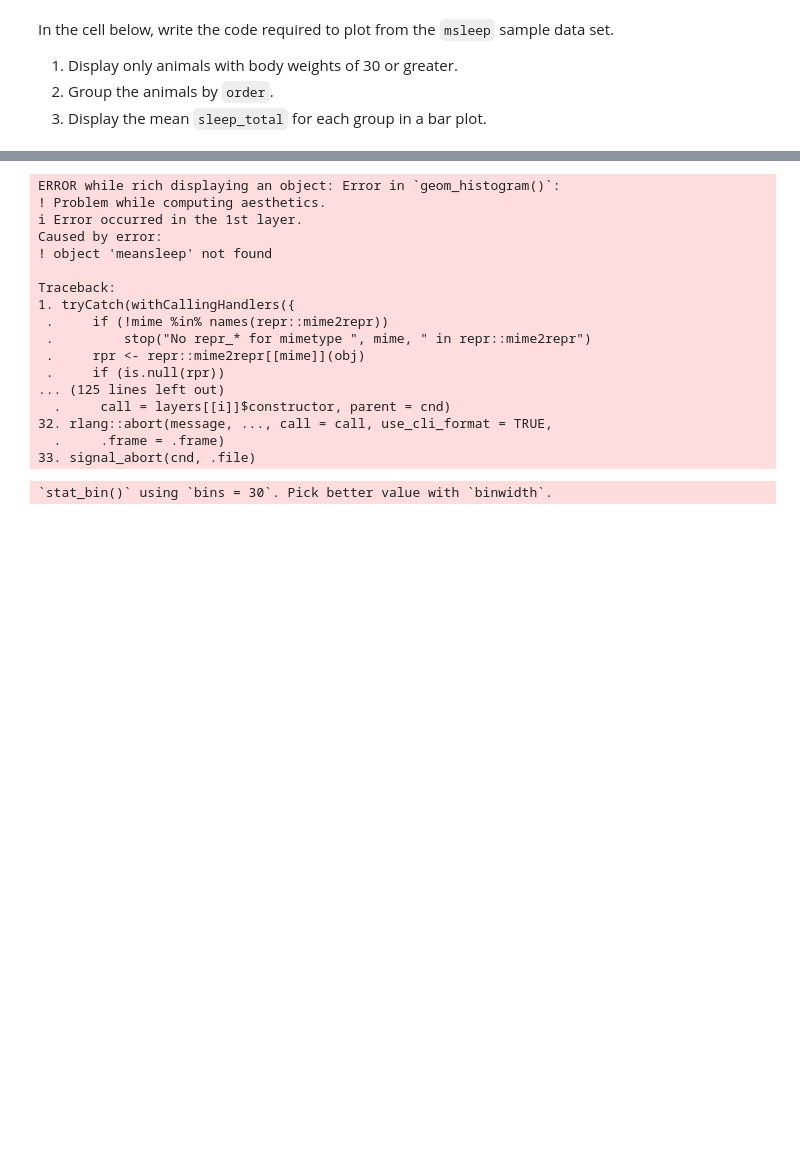
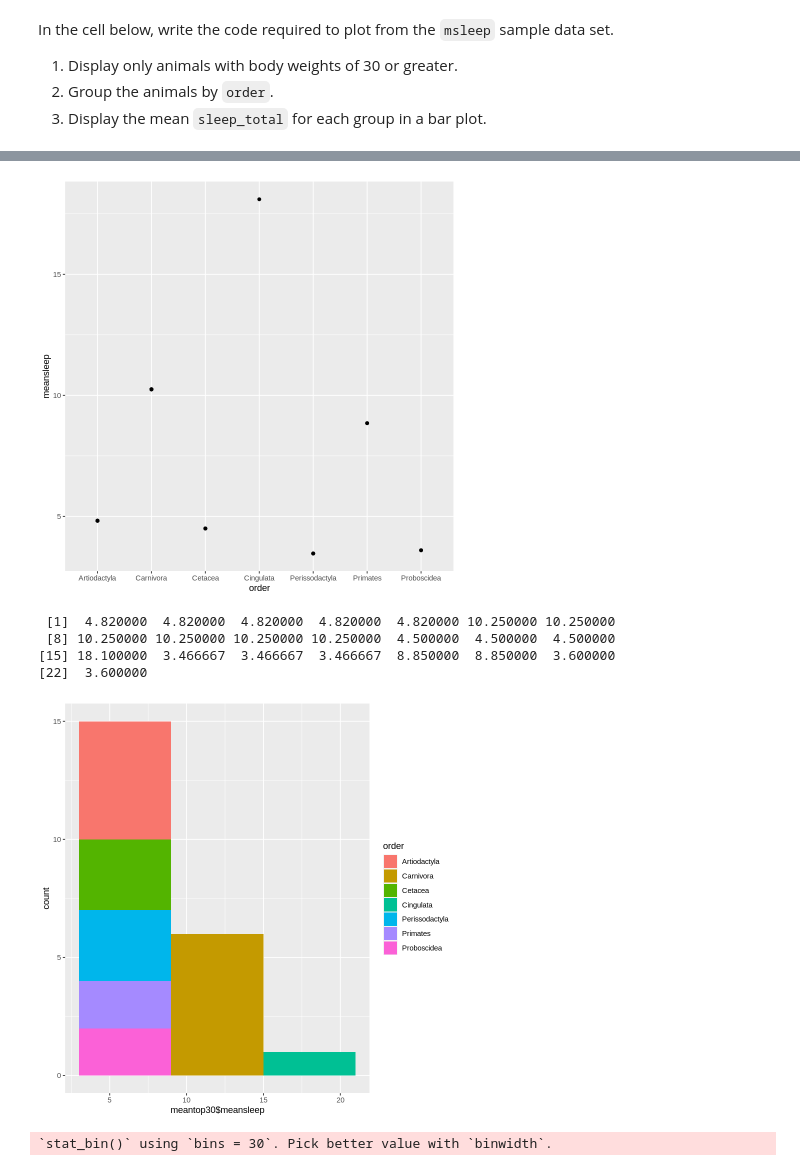
Before and after one commit to simoneminorr/ds1002-uqa9qp, a Jupyter notebook: homework/week-15.ipynb, the cells around one changed output, grey strips where cells are left out. Cells and saved outputs as stored; diff of their text form; code cells hidden in the pictures; blank space fills up the shorter version.

```diff
--- a/homework/week-15.ipynb
+++ b/homework/week-15.ipynb
@@ -168,3 +192,12 @@ A tibble: 22 × 11
 | Chimpanzee | Pan | omni | Primates | NA | 9.7 | 1.4 | 1.4166667 | 14.30 | 0.440 | ... |
 | Asian elephant | Elephas | herbi | Proboscidea | en | 3.9 | NA | NA | 20.10 | 4.603 | ... |
 | African elephant | Loxodonta | herbi | Proboscidea | vu | 3.3 | NA | NA | 20.70 | 5.712 | ... |
+# %%
+#WRONG OLD CODE
+meantop30 <- top30ordered %>%
+  group_by(order) %>%
+  mutate(meansleep = mean(sleep_total)) %>%
+  data.frame()
+
+quickplot(data=meantop30, order, meansleep)
+# %% [output]
@@ -171,27 +206,20 @@ A tibble: 22 × 11
+[figure, added]
+# %%
+#checking to make sure I made the means column
+meantop30$meansleep
+# %% [output]
+ [1]  4.820000  4.820000  4.820000  4.820000  4.820000 10.250000 10.250000
+ [8] 10.250000 10.250000 10.250000 10.250000  4.500000  4.500000  4.500000
+[15] 18.100000  3.466667  3.466667  3.466667  8.850000  8.850000  3.600000
+[22]  3.600000
 # %%
-#trying to plot histogram
+#CORRECTED histogram [NEW CODE]
 meantop30 <- top30ordered %>%
   group_by(order) %>%
   mutate(meansleep = mean(sleep_total)) %>%
   data.frame()
 
-ggplot(top30ordered, aes(x=meansleep, fill=order)) + geom_histogram(binwidth = 0.1)
+ggplot(top30ordered, aes(x=meantop30$meansleep, fill=order)) + geom_histogram(binwidth = 6)
 # %% [output]
-ERROR while rich displaying an object: Error in `geom_histogram()`:
-! Problem while computing aesthetics.
-ℹ Error occurred in the 1st layer.
-Caused by error:
-! object 'meansleep' not found
-
-Traceback:
-1. tryCatch(withCallingHandlers({
- .     if (!mime %in% names(repr::mime2repr))
- .         stop("No repr_* for mimetype ", mime, " in repr::mime2repr")
- .     rpr <- repr::mime2repr[[mime]](obj)
- .     if (is.null(rpr))
-... (125 lines left out)
-  .     call = layers[[i]]$constructor, parent = cnd)
-32. rlang::abort(message, ..., call = call, use_cli_format = TRUE,
-  .     .frame = .frame)
-33. signal_abort(cnd, .file)
+[figure, added]
 # %%
```
Also changed, not shown: parts of 3 cells of this notebook.
